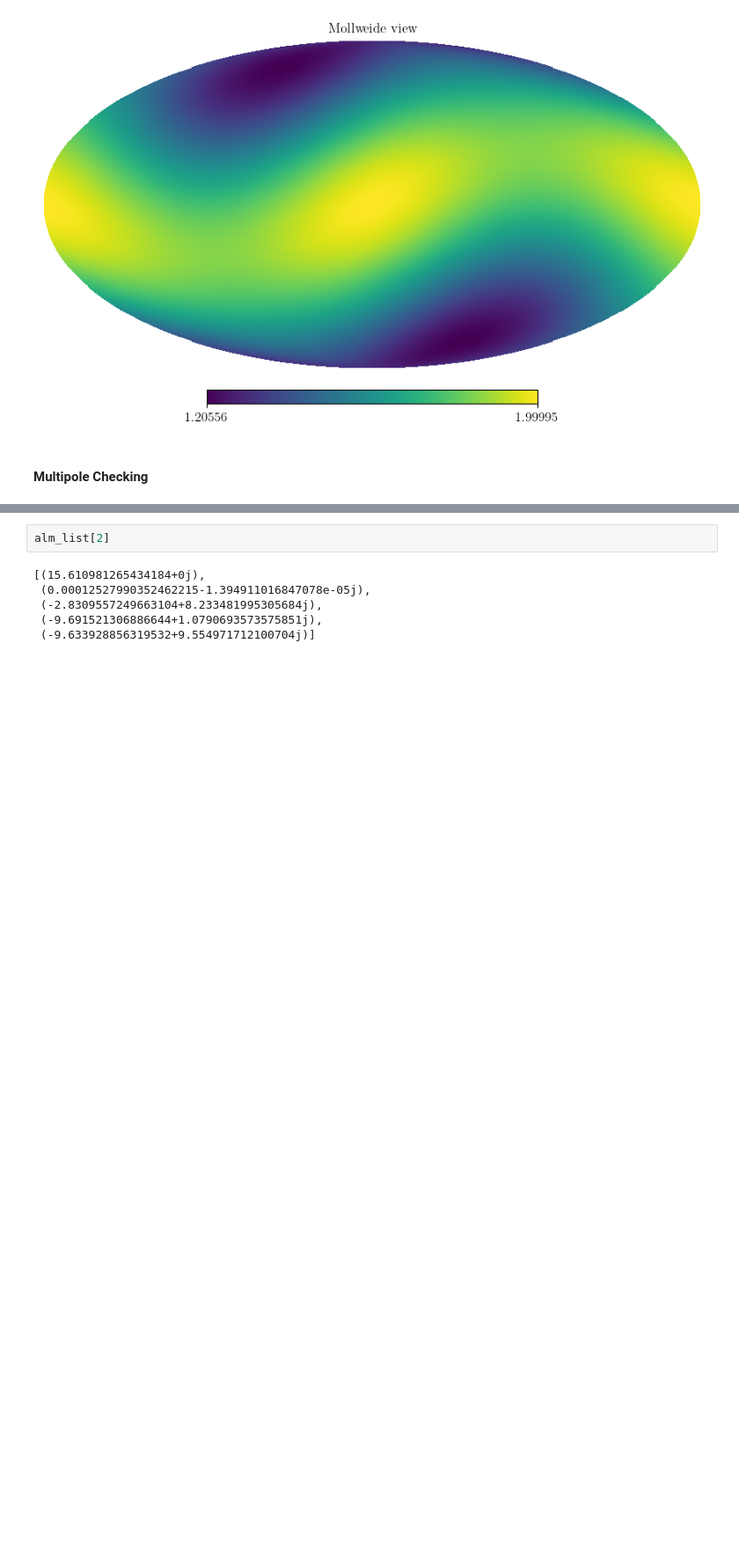
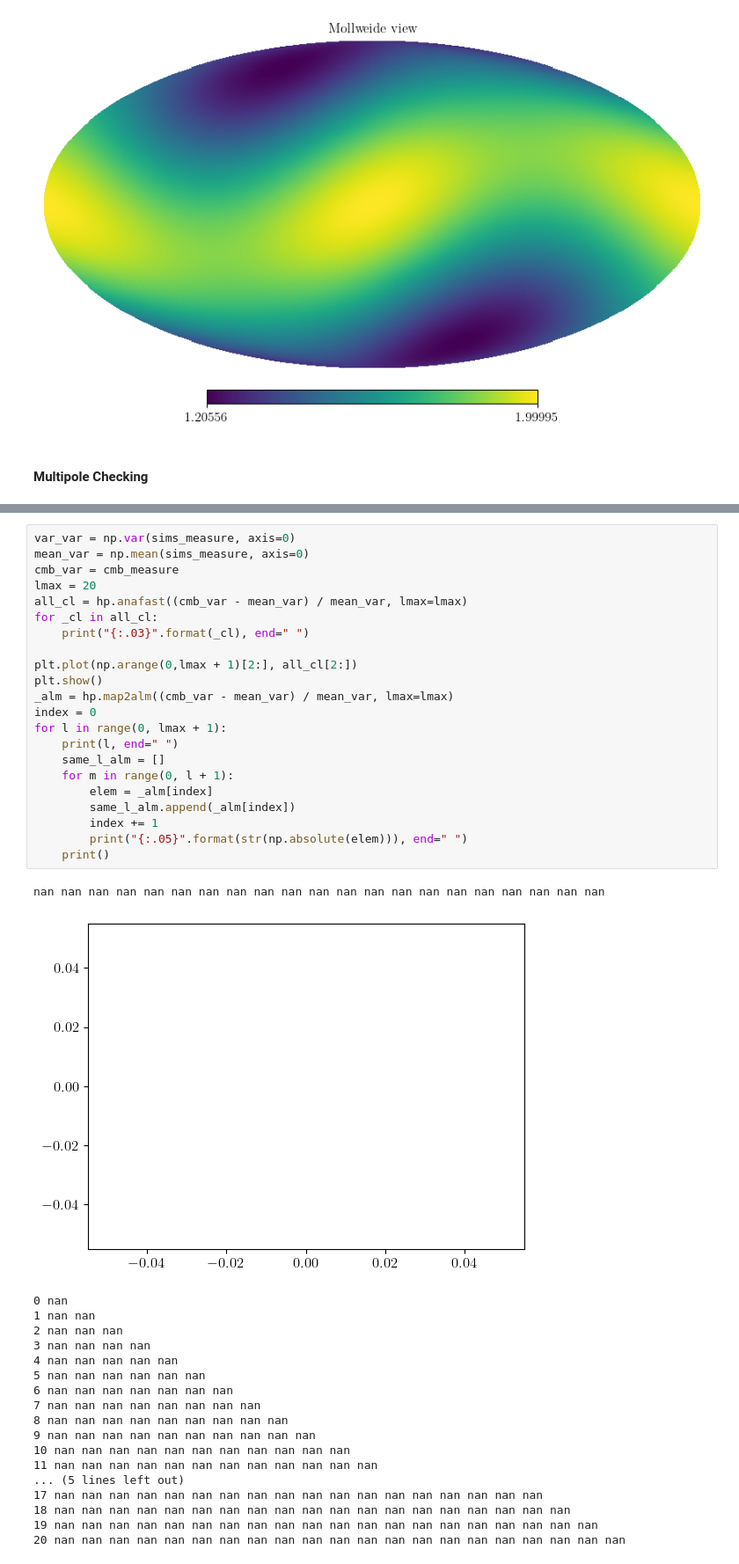
Before and after one commit to jamshidi3d/cmb_anomaly_detection, a Jupyter notebook: akrami_2014.ipynb, the cells around one changed output, grey strips where cells are left out. Shown at 88% size. Drawn from its saved outputs; the diff is of its cells as text; blank space fills up the shorter version.

```diff
--- a/akrami_2014.ipynb
+++ b/akrami_2014.ipynb
@@ -285,8 +235,42 @@ hp.mollview(_map, cmap='jet')
-# %%
-alm_list[2]
-# %% [output]
-[(15.610981265434184+0j),
- (0.00012527990352462215-1.394911016847078e-05j),
- (-2.8309557249663104+8.233481995305684j),
- (-9.691521306886644+1.0790693573575851j),
- (-9.633928856319532+9.554971712100704j)]
+# %%
+var_var = np.var(sims_measure, axis=0)
+mean_var = np.mean(sims_measure, axis=0)
+cmb_var = cmb_measure
+lmax = 20
+all_cl = hp.anafast((cmb_var - mean_var) / mean_var, lmax=lmax)
+for _cl in all_cl:
+    print("{:.03}".format(_cl), end=" ")
+
+plt.plot(np.arange(0,lmax + 1)[2:], all_cl[2:])
+plt.show()
+_alm = hp.map2alm((cmb_var - mean_var) / mean_var, lmax=lmax)
+index = 0
+for l in range(0, lmax + 1):
+    print(l, end=" ")
+    same_l_alm = []
+    for m in range(0, l + 1):
+        elem = _alm[index]
+        same_l_alm.append(_alm[index])
+        index += 1
+        print("{:.05}".format(str(np.absolute(elem))), end=" ")
+    print()
+# %% [output]
+nan nan nan nan nan nan nan nan nan nan nan nan nan nan nan nan nan nan nan nan nan
+[figure, added]
+0 nan
+1 nan nan
+2 nan nan nan
+3 nan nan nan nan
+4 nan nan nan nan nan
+5 nan nan nan nan nan nan
+6 nan nan nan nan nan nan nan
+7 nan nan nan nan nan nan nan nan
+8 nan nan nan nan nan nan nan nan nan
+9 nan nan nan nan nan nan nan nan nan nan
+10 nan nan nan nan nan nan nan nan nan nan nan
+11 nan nan nan nan nan nan nan nan nan nan nan nan
+... (5 lines left out)
+17 nan nan nan nan nan nan nan nan nan nan nan nan nan nan nan nan nan nan
+18 nan nan nan nan nan nan nan nan nan nan nan nan nan nan nan nan nan nan nan
+19 nan nan nan nan nan nan nan nan nan nan nan nan nan nan nan nan nan nan nan nan
+20 nan nan nan nan nan nan nan nan nan nan nan nan nan nan nan nan nan nan nan nan nan
```
Also changed, not shown: parts of 13 cells of this notebook, 2 other files.
